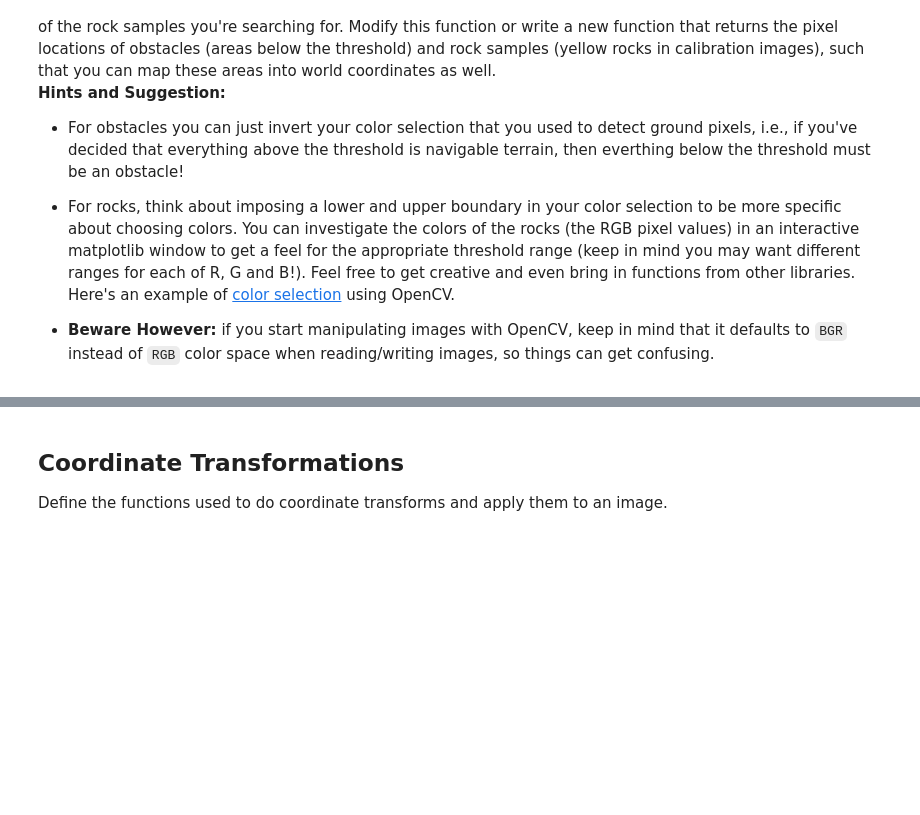
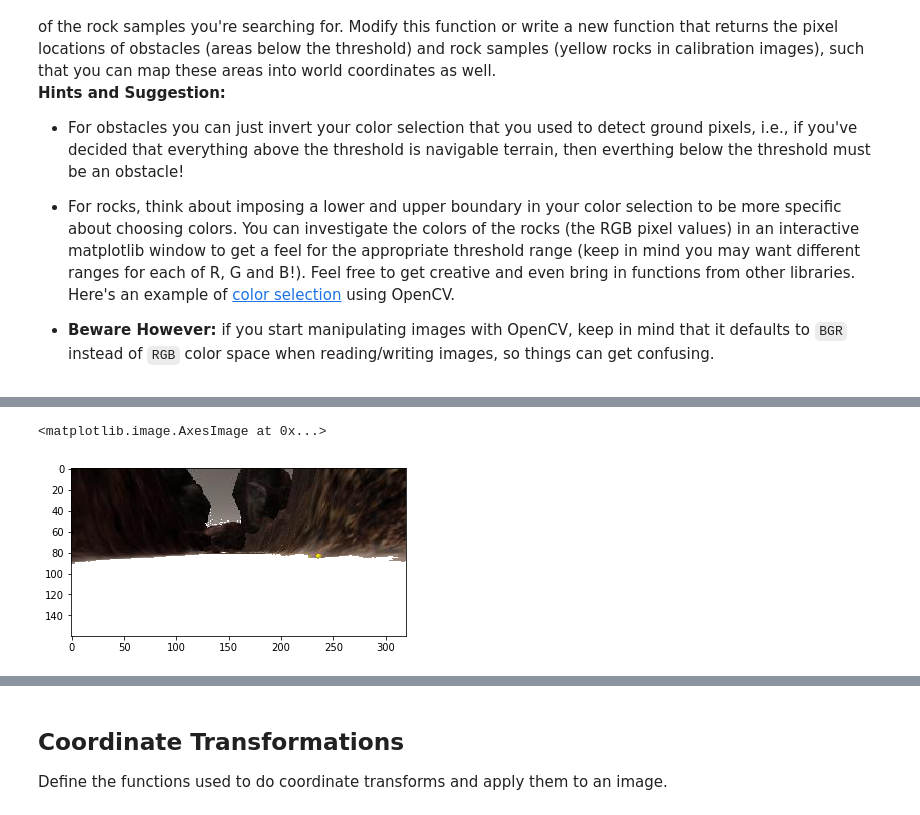
Before and after one commit to Nickolaim/RoboND-Rover-Project, a Jupyter notebook: code/Rover_Project_Test_Notebook.ipynb, the cells around one changed output, grey strips where cells are left out. Drawn from its saved outputs; the diff is of its cells as text; code cells hidden in the pictures; blank space fills up the shorter version.

```diff
--- a/code/Rover_Project_Test_Notebook.ipynb
+++ b/code/Rover_Project_Test_Notebook.ipynb
@@ -148,0 +164,12 @@ plt.imshow(threshed, cmap='gray')
+# %%
+img = image
+# img = rock_img
+# %%
+# Navigable filter
+thresh_filter = color_thresh_bool_filter(img, rgb_thresh_lower=(150, 140, 130))
+img2 = np.copy(img)
+img2[thresh_filter] = 255
+plt.imshow(img2)
+# %% [output]
+<matplotlib.image.AxesImage at 0x...>
+[figure, added]
```
Also changed, not shown: parts of 8 cells of this notebook, 3 other files.
